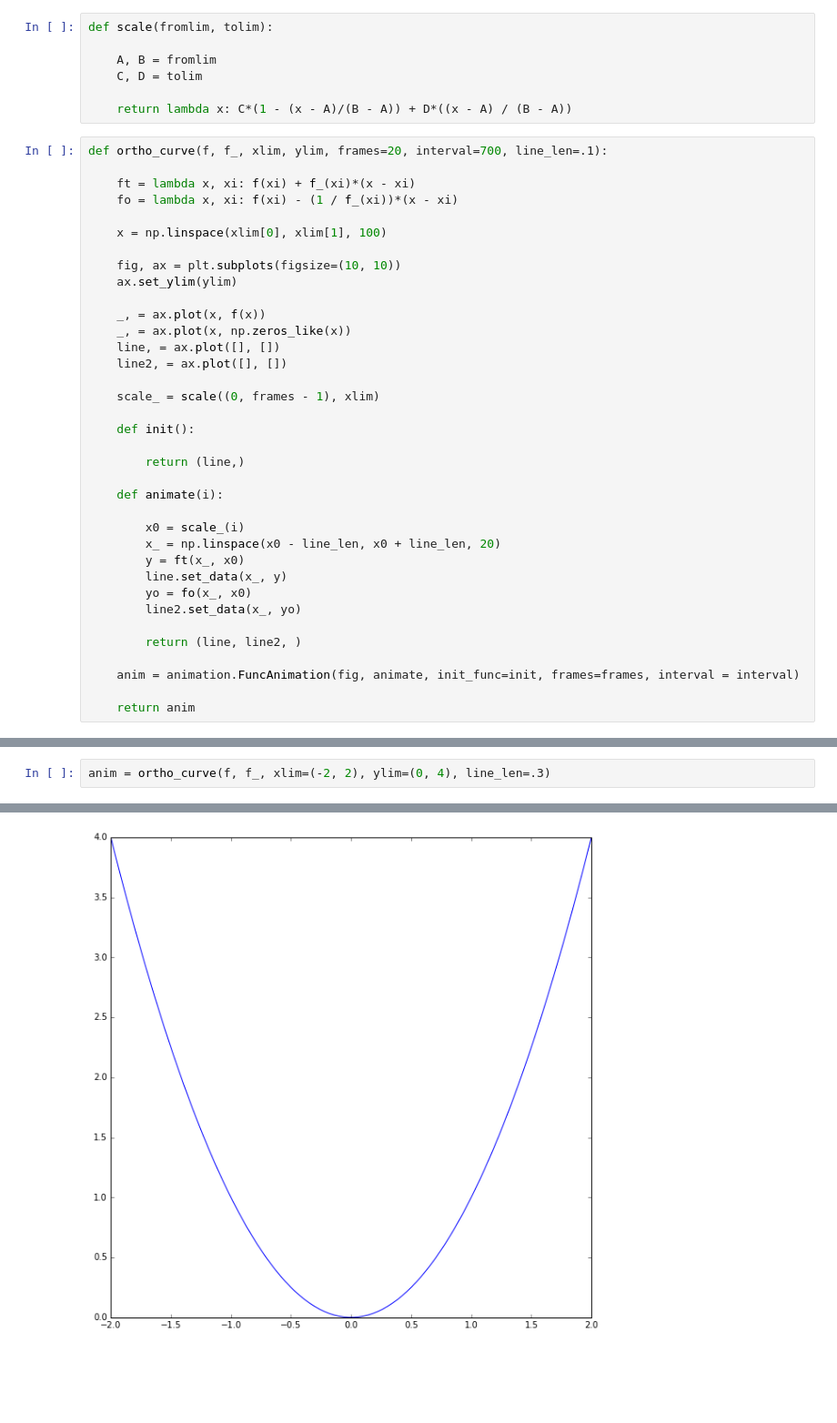
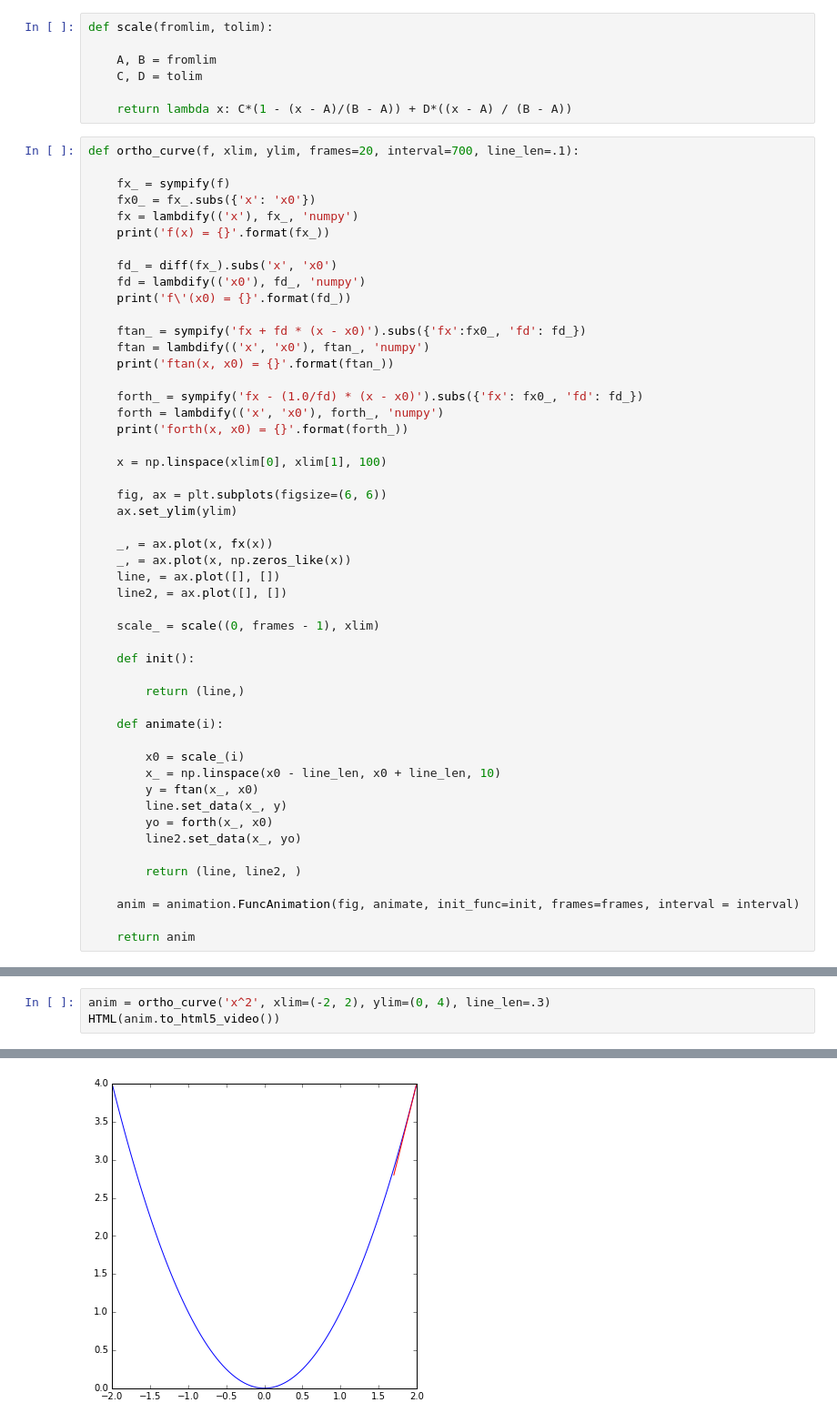
Before and after one commit to abevieiramota/learning-calculus, a Jupyter notebook: notebook/Ortho curve.ipynb, the cells around one changed output, grey strips where cells are left out. Shown at 91% size. Cells and saved outputs as stored; diff of their text form; blank space fills up the shorter version.

```diff
--- a/notebook/Ortho curve.ipynb
+++ b/notebook/Ortho curve.ipynb
@@ -12,17 +15,31 @@ def scale(fromlim, tolim):
 
     return lambda x: C*(1 - (x - A)/(B - A)) + D*((x - A) / (B - A))
 # %%
-def ortho_curve(f, f_, xlim, ylim, frames=20, interval=700, line_len=.1):
+def ortho_curve(f, xlim, ylim, frames=20, interval=700, line_len=.1):
 
-    ft = lambda x, xi: f(xi) + f_(xi)*(x - xi)
-    fo = lambda x, xi: f(xi) - (1 / f_(xi))*(x - xi)
+    fx_ = sympify(f)
+    fx0_ = fx_.subs({'x': 'x0'})
+    fx = lambdify(('x'), fx_, 'numpy')
+    print('f(x) = {}'.format(fx_))
+
+    fd_ = diff(fx_).subs('x', 'x0')
+    fd = lambdify(('x0'), fd_, 'numpy')
+    print('f\'(x0) = {}'.format(fd_))
+
+    ftan_ = sympify('fx + fd * (x - x0)').subs({'fx':fx0_, 'fd': fd_})
+    ftan = lambdify(('x', 'x0'), ftan_, 'numpy')
+    print('ftan(x, x0) = {}'.format(ftan_))
+
+    forth_ = sympify('fx - (1.0/fd) * (x - x0)').subs({'fx': fx0_, 'fd': fd_})
+    forth = lambdify(('x', 'x0'), forth_, 'numpy')
+    print('forth(x, x0) = {}'.format(forth_))
 
     x = np.linspace(xlim[0], xlim[1], 100)
 
-    fig, ax = plt.subplots(figsize=(10, 10))
+    fig, ax = plt.subplots(figsize=(6, 6))
     ax.set_ylim(ylim)
 
-    _, = ax.plot(x, f(x))
+    _, = ax.plot(x, fx(x))
     _, = ax.plot(x, np.zeros_like(x))
     line, = ax.plot([], [])
     line2, = ax.plot([], [])
@@ -36,10 +53,10 @@ def ortho_curve(f, f_, xlim, ylim, frames=20, interval=700, line_len=.1):
     def animate(i):
 
         x0 = scale_(i)
-        x_ = np.linspace(x0 - line_len, x0 + line_len, 20)
-        y = ft(x_, x0)
+        x_ = np.linspace(x0 - line_len, x0 + line_len, 10)
+        y = ftan(x_, x0)
         line.set_data(x_, y)
-        yo = fo(x_, x0)
+        yo = forth(x_, x0)
         line2.set_data(x_, yo)
 
         return (line, line2, )
@@ -53,3 +69,4 @@ f_ = lambda x: 2*x
 # %%
-anim = ortho_curve(f, f_, xlim=(-2, 2), ylim=(0, 4), line_len=.3)
+anim = ortho_curve('x^2', xlim=(-2, 2), ylim=(0, 4), line_len=.3)
+HTML(anim.to_html5_video())
 # %% [output]
@@ -56 +78 @@ anim = ortho_curve(f, f_, xlim=(-2, 2), ylim=(0, 4), line_len=.3)
-[figure, old version]
+[figure, new version]
```
Also changed, not shown: parts of 10 cells of this notebook.
